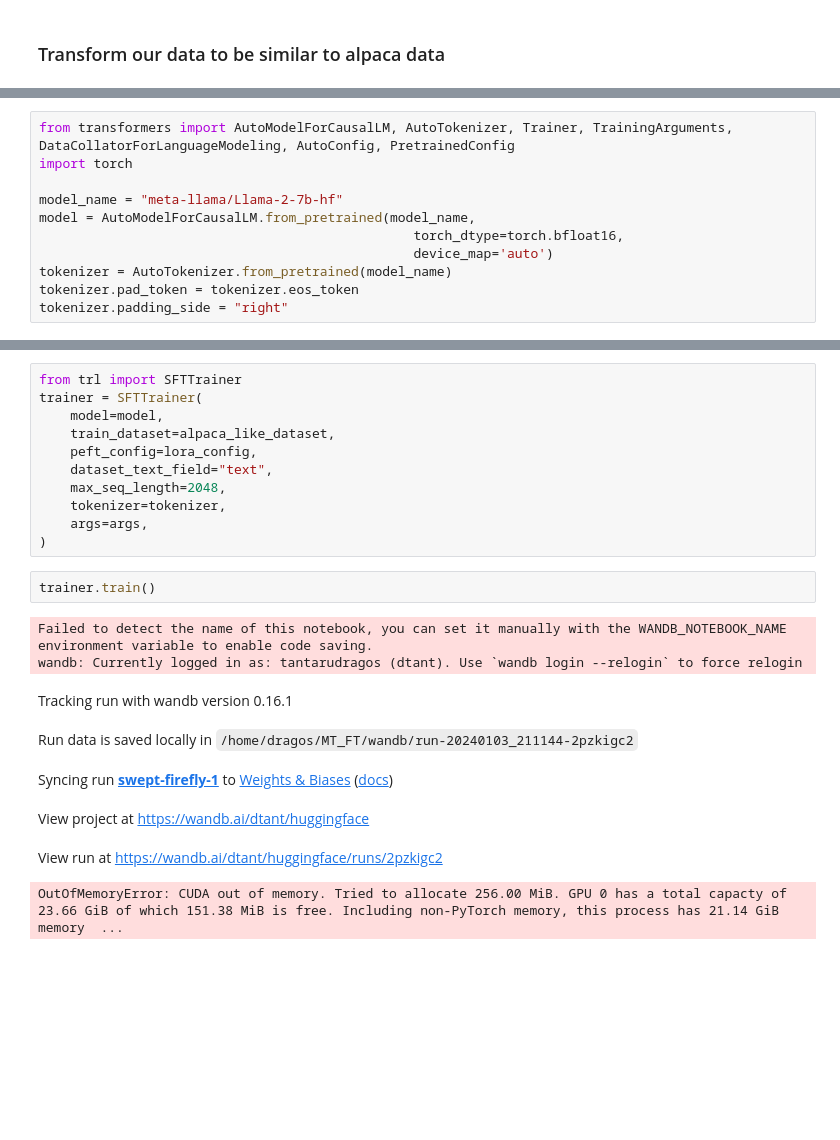
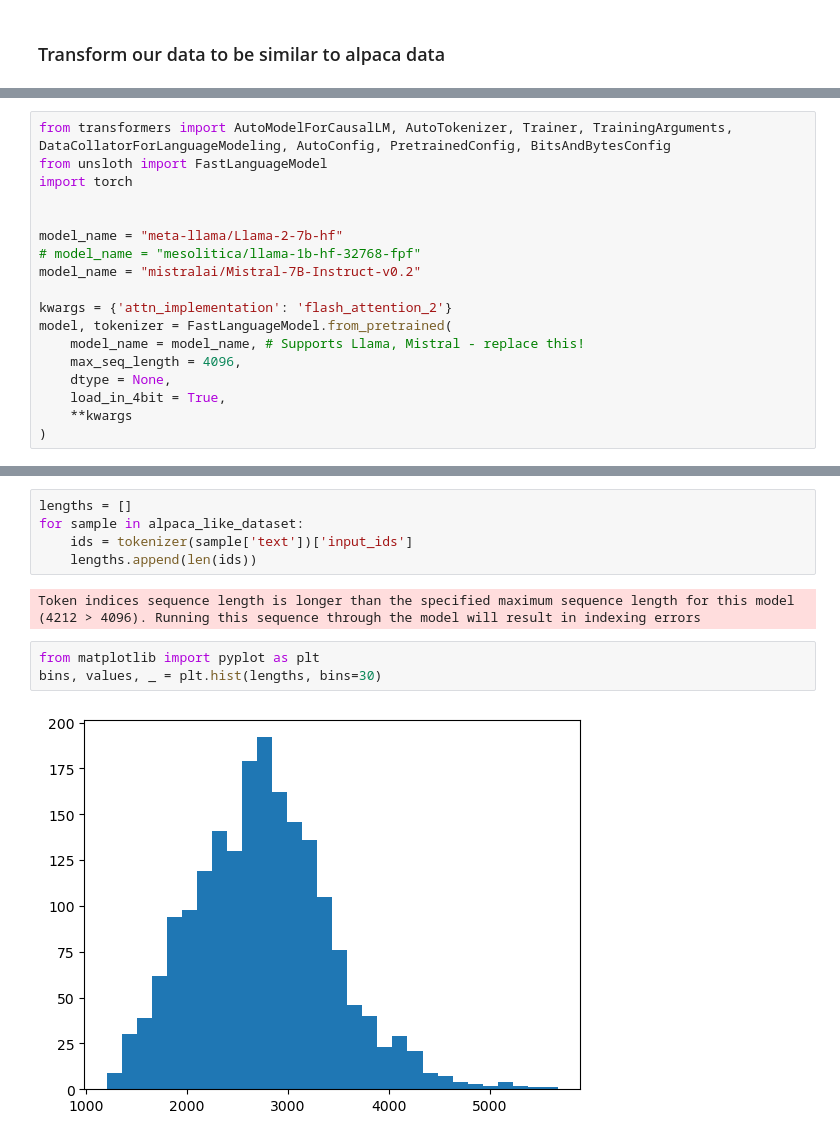
Before and after one commit to dragosconst/MT_FT, a Jupyter notebook: load_data.ipynb, the cells around one changed output, grey strips where cells are left out. Drawn from its saved outputs; the diff is of its cells as text; blank space fills up the shorter version.

Commit message:
cleaned up training code

```diff
--- a/load_data.ipynb
+++ b/load_data.ipynb
@@ -141,11 +164,18 @@ alpaca_like_dataset[0]
 # %%
-from transformers import AutoModelForCausalLM, AutoTokenizer, Trainer, TrainingArguments, DataCollatorForLanguageModeling, AutoConfig, PretrainedConfig
+from transformers import AutoModelForCausalLM, AutoTokenizer, Trainer, TrainingArguments, DataCollatorForLanguageModeling, AutoConfig, PretrainedConfig, BitsAndBytesConfig
+from unsloth import FastLanguageModel
 import torch
 
+
 model_name = "meta-llama/Llama-2-7b-hf"
-model = AutoModelForCausalLM.from_pretrained(model_name,
-                                                torch_dtype=torch.bfloat16,
-                                                device_map='auto')
-tokenizer = AutoTokenizer.from_pretrained(model_name)
-tokenizer.pad_token = tokenizer.eos_token
-tokenizer.padding_side = "right"
+# model_name = "mesolitica/llama-1b-hf-32768-fpf"
+model_name = "mistralai/Mistral-7B-Instruct-v0.2"
+
+kwargs = {'attn_implementation': 'flash_attention_2'}
+model, tokenizer = FastLanguageModel.from_pretrained(
+    model_name = model_name, # Supports Llama, Mistral - replace this!
+    max_seq_length = 4096,
+    dtype = None,
+    load_in_4bit = True,
+    **kwargs
+)
@@ -206,22 +188,12 @@ args = TrainingArguments(
-# %%
-from trl import SFTTrainer
-trainer = SFTTrainer(
-    model=model,
-    train_dataset=alpaca_like_dataset,
-    peft_config=lora_config,
-    dataset_text_field="text",
-    max_seq_length=2048,
-    tokenizer=tokenizer,
-    args=args,
-)
-# %%
-trainer.train()
-# %% [output]
-Failed to detect the name of this notebook, you can set it manually with the WANDB_NOTEBOOK_NAME environment variable to enable code saving.
-wandb: Currently logged in as: tantarudragos (dtant). Use `wandb login --relogin` to force relogin
-Tracking run with wandb version 0.16.1
-Run data is saved locally in /home/dragos/MT_FT/wandb/run-20240103_211144-2pzkigc2
-Syncing run swept-firefly-1 to Weights & Biases (docs)
-View project at https://wandb.ai/dtant/huggingface
-View run at https://wandb.ai/dtant/huggingface/runs/2pzkigc2
-OutOfMemoryError: CUDA out of memory. Tried to allocate 256.00 MiB. GPU 0 has a total capacty of 23.66 GiB of which 151.38 MiB is free. Including non-PyTorch memory, this process has 21.14 GiB memory  ...
+# %%
+lengths = []
+for sample in alpaca_like_dataset:
+    ids = tokenizer(sample['text'])['input_ids']
+    lengths.append(len(ids))
+# %% [output]
+Token indices sequence length is longer than the specified maximum sequence length for this model (4212 > 4096). Running this sequence through the model will result in indexing errors
+# %%
+from matplotlib import pyplot as plt
+bins, values, _ = plt.hist(lengths, bins=30)
+# %% [output]
+[figure, added]
```
Also changed, not shown: parts of 9 cells of this notebook, 1 other file.
